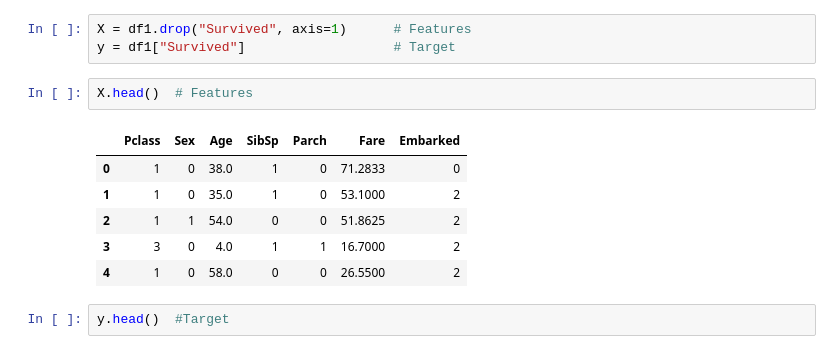
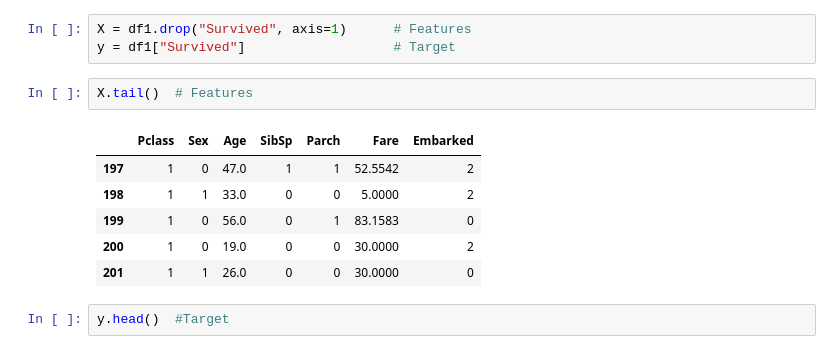
Before and after one commit to Aluka-Analysis/titanic-analysis, a Jupyter notebook: notebooks/01_titanic_ml.ipynb, the cells around one changed output. Saved outputs shown, nothing was run; the diff lists cells and outputs as text.

```diff
--- a/notebooks/01_titanic_ml.ipynb
+++ b/notebooks/01_titanic_ml.ipynb
@@ -274,14 +268,14 @@ Defining Features and Target
 X = df1.drop("Survived", axis=1)      # Features
 y = df1["Survived"]                   # Target
 # %%
-X.head()  # Features
+X.tail()  # Features
 # %% [output]
 |  | Pclass | Sex | Age | SibSp | Parch | Fare | Embarked |
-| 0 | 1 | 0 | 38.0 | 1 | 0 | 71.2833 | 0 |
-| 1 | 1 | 0 | 35.0 | 1 | 0 | 53.1000 | 2 |
-| 2 | 1 | 1 | 54.0 | 0 | 0 | 51.8625 | 2 |
-| 3 | 3 | 0 | 4.0 | 1 | 1 | 16.7000 | 2 |
-| 4 | 1 | 0 | 58.0 | 0 | 0 | 26.5500 | 2 |
+| 197 | 1 | 0 | 47.0 | 1 | 1 | 52.5542 | 2 |
+| 198 | 1 | 1 | 33.0 | 0 | 0 | 5.0000 | 2 |
+| 199 | 1 | 0 | 56.0 | 0 | 1 | 83.1583 | 0 |
+| 200 | 1 | 0 | 19.0 | 0 | 0 | 30.0000 | 2 |
+| 201 | 1 | 1 | 26.0 | 0 | 0 | 30.0000 | 0 |
 # %%
 y.head()  #Target
 # %% [output]
```
Also changed, not shown: parts of 18 cells of this notebook, 7 other files.
